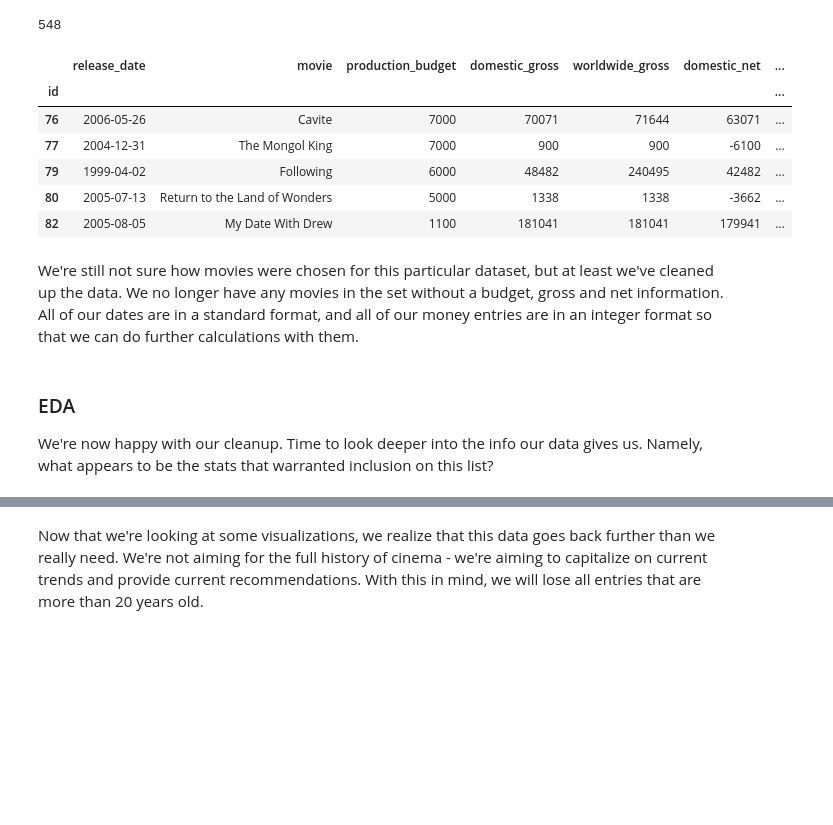
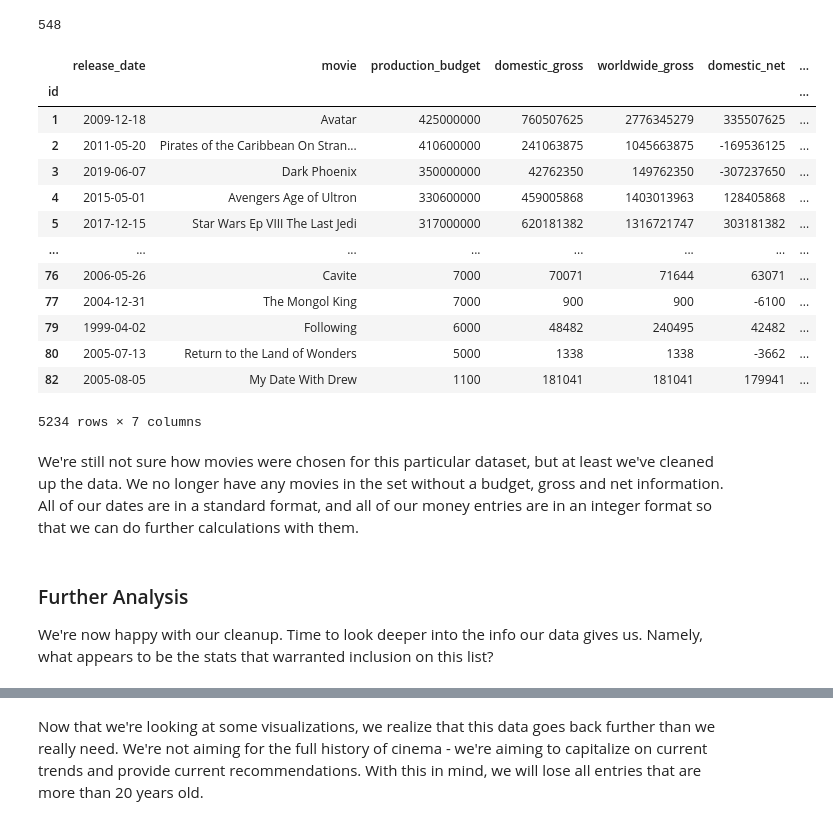
Before and after one commit to threnjen/dsc-mod-1-project-v2-1-online-ds-sp-000, a Jupyter notebook: student.ipynb, the cells around one changed output, grey strips where cells are left out. Drawn from its saved outputs; the diff is of its cells as text; code cells hidden in the pictures; blank space fills up the shorter version.

```diff
--- a/student.ipynb
+++ b/student.ipynb
@@ -171,12 +206,19 @@ sum(df1['domestic_gross'] == 0)
 # %%
 df1 = df1[df1['domestic_gross'] !=0]
 # dropping all rows where there is no domestic gross information
-df1.tail()
+df1
 # %% [output]
 |  | release_date | movie | production_budget | domestic_gross | worldwide_gross | domestic_net | ... |
 | id |  |  |  |  |  |  | ... |
+| 1 | 2009-12-18 | Avatar | 425000000 | 760507625 | 2776345279 | 335507625 | ... |
+| 2 | 2011-05-20 | Pirates of the Caribbean On Stran... | 410600000 | 241063875 | 1045663875 | -169536125 | ... |
+| 3 | 2019-06-07 | Dark Phoenix | 350000000 | 42762350 | 149762350 | -307237650 | ... |
+| 4 | 2015-05-01 | Avengers Age of Ultron | 330600000 | 459005868 | 1403013963 | 128405868 | ... |
+| 5 | 2017-12-15 | Star Wars Ep VIII The Last Jedi | 317000000 | 620181382 | 1316721747 | 303181382 | ... |
+| ... | ... | ... | ... | ... | ... | ... | ... |
 | 76 | 2006-05-26 | Cavite | 7000 | 70071 | 71644 | 63071 | ... |
 | 77 | 2004-12-31 | The Mongol King | 7000 | 900 | 900 | -6100 | ... |
 | 79 | 1999-04-02 | Following | 6000 | 48482 | 240495 | 42482 | ... |
 | 80 | 2005-07-13 | Return to the Land of Wonders | 5000 | 1338 | 1338 | -3662 | ... |
 | 82 | 2005-08-05 | My Date With Drew | 1100 | 181041 | 181041 | 179941 | ... |
+5234 rows × 7 columns
@@ -183,7 +228,7 @@ df1.tail()
 # %% [markdown]
 We're still not sure how movies were chosen for this particular dataset, but at least we've cleaned up the data. We no longer have any movies in the set without a budget, gross and net information. All of our dates are in a standard format, and all of our money entries are in an integer format so that we can do further calculations with them.
 # %% [markdown]
-### EDA
+### Further Analysis
 
 We're now happy with our cleanup. Time to look deeper into the info our data gives us. Namely, what appears to be the stats that warranted inclusion on this list?
 # %%
```
Also changed, not shown: parts of 196 cells of this notebook, 6 other files.
